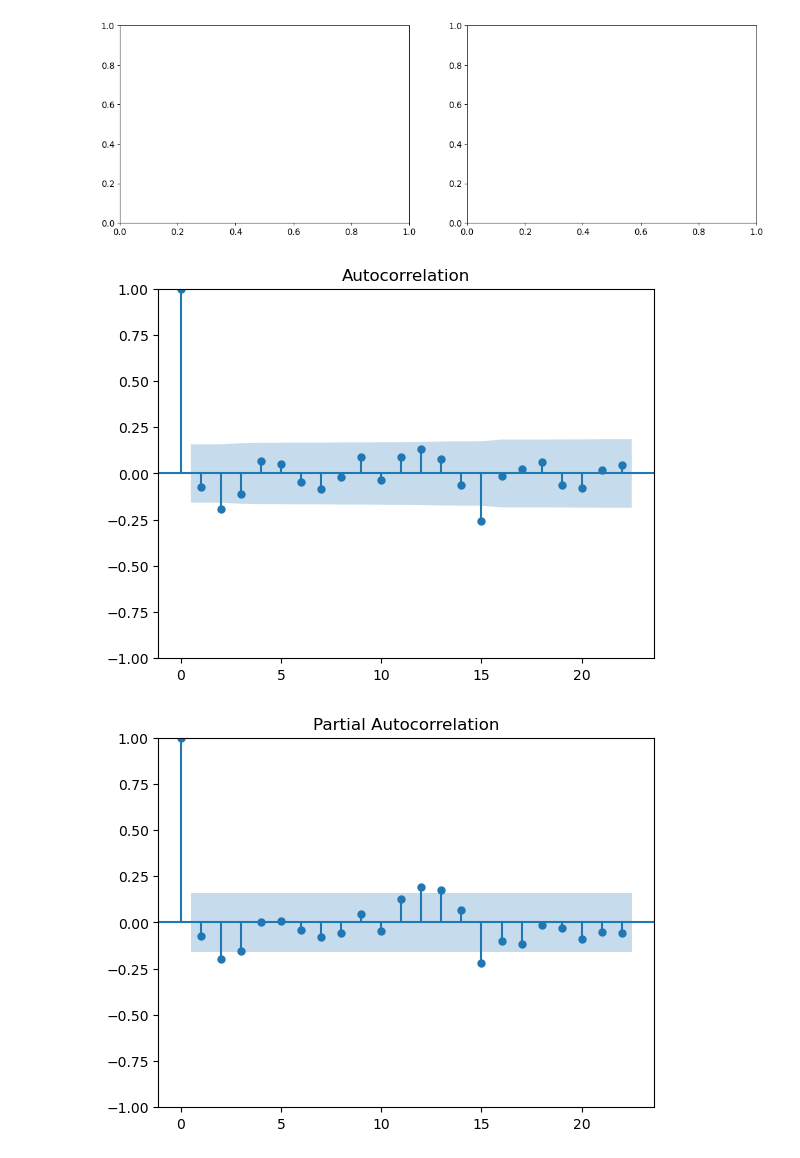
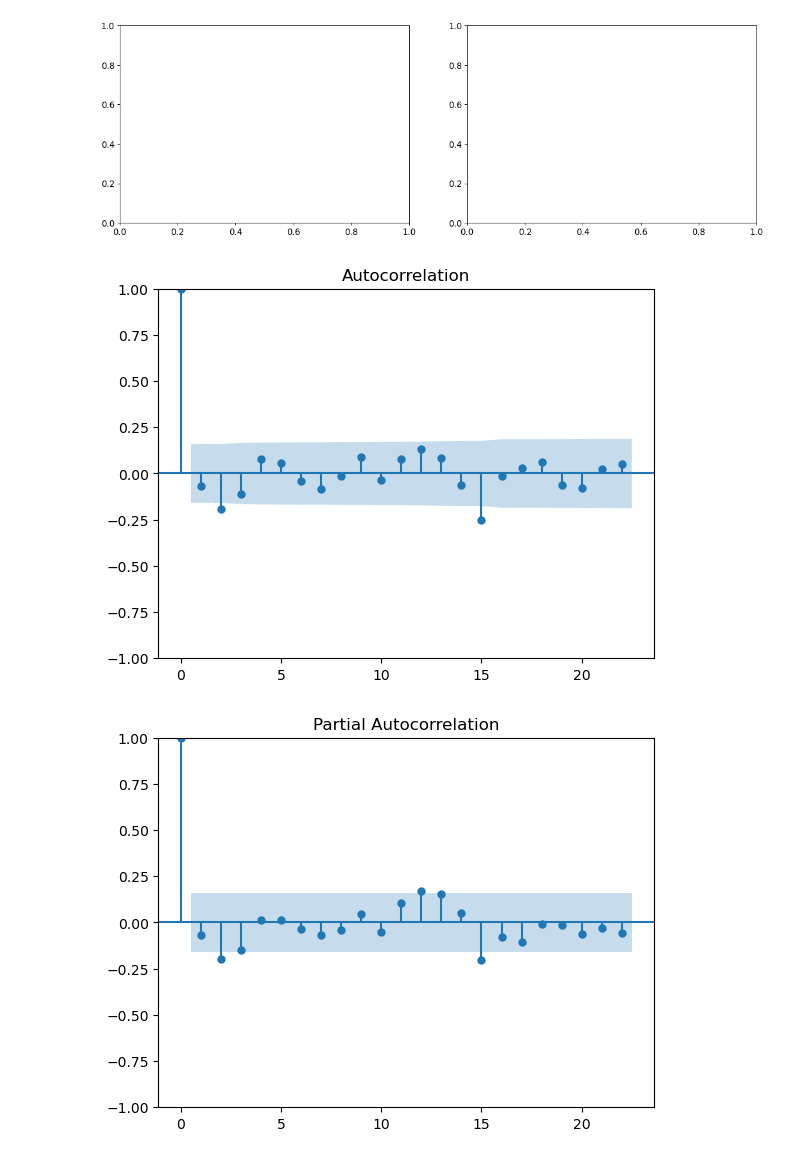
Before and after one commit to Erdos-Projects/spring-2026-busy-airports, a Jupyter notebook: notebooks/model_evaluation.ipynb, the cells around one changed output. Drawn from its saved outputs; the diff is of its cells as text; code cells hidden in the pictures.

```diff
--- a/notebooks/model_evaluation.ipynb
+++ b/notebooks/model_evaluation.ipynb
@@ -61,37 +46,37 @@ def plot_passenger_volumes(df: pd.DataFrame,
     return fig.show()
 
 
+data_proc["total_passenger_throughput_diff"] = data_proc["total_passenger_throughput"].diff()
 plot_passenger_volumes(df=data_proc, x='datetime', y='total_passenger_throughput', airport=airport)
 # %%
 # Make the data stationary
 data_proc['passengers_boxcox'], lam = boxcox(data_proc['total_passenger_throughput'])
-data_proc["passenger_diff"] = data_proc["passengers_boxcox"].diff()
+data_proc["passengers_boxcox_diff"] = data_proc["passengers_boxcox"].diff()
 data_proc.dropna(inplace=True)
 
+data_proc['passengers_log'] = np.log(data_proc['total_passenger_throughput'])
+data_proc['passengers_log_diff'] = data_proc['passengers_log'].diff()
+
+data_proc['total_passenger_throughput_diff'] = data_proc['total_passenger_throughput'].diff()
+
 # Plot the stationary passenger data
-plot_passenger_volumes(df=data_proc,x='datetime', y='passenger_diff',airport=airport)
+plot_passenger_volumes(df=data_proc,x='datetime', y='total_passenger_throughput_diff',airport=airport)
-# %%
-data_proc['diff_bc_og'] = data_proc['total_passenger_throughput'] - data_proc["passenger_diff"]
-data_proc['ratio_bc_og'] = data_proc['total_passenger_throughput']/data_proc["passenger_diff"]
-
-
-plot_passenger_volumes(df=data_proc,x='datetime', y='ratio_bc_og',airport=airport)
 # %%
 # Import packages
 import matplotlib.pyplot as plt
 from statsmodels.graphics.tsaplots import plot_pacf, plot_acf
 
 # Plot acf and pacf
 fig, (ax1, ax2) = plt.subplots(1, 2, figsize=(16, 5), dpi=80)
-plot_acf(data_proc['passenger_diff'])
-plot_pacf(data_proc['passenger_diff'], method='ols')
+plot_acf(data_proc['passengers_boxcox_diff'])
+plot_pacf(data_proc['passengers_boxcox_diff'])
 ax1.tick_params(axis='both', labelsize=12)
 ax2.tick_params(axis='both', labelsize=12)
 plt.show()
 # %% [output]
 [figure]
 [figure]
-[figure, old version]
+[figure, new version]
 # %%
 from pmdarima import auto_arima
 
```
Also changed, not shown: parts of 3 cells of this notebook.
